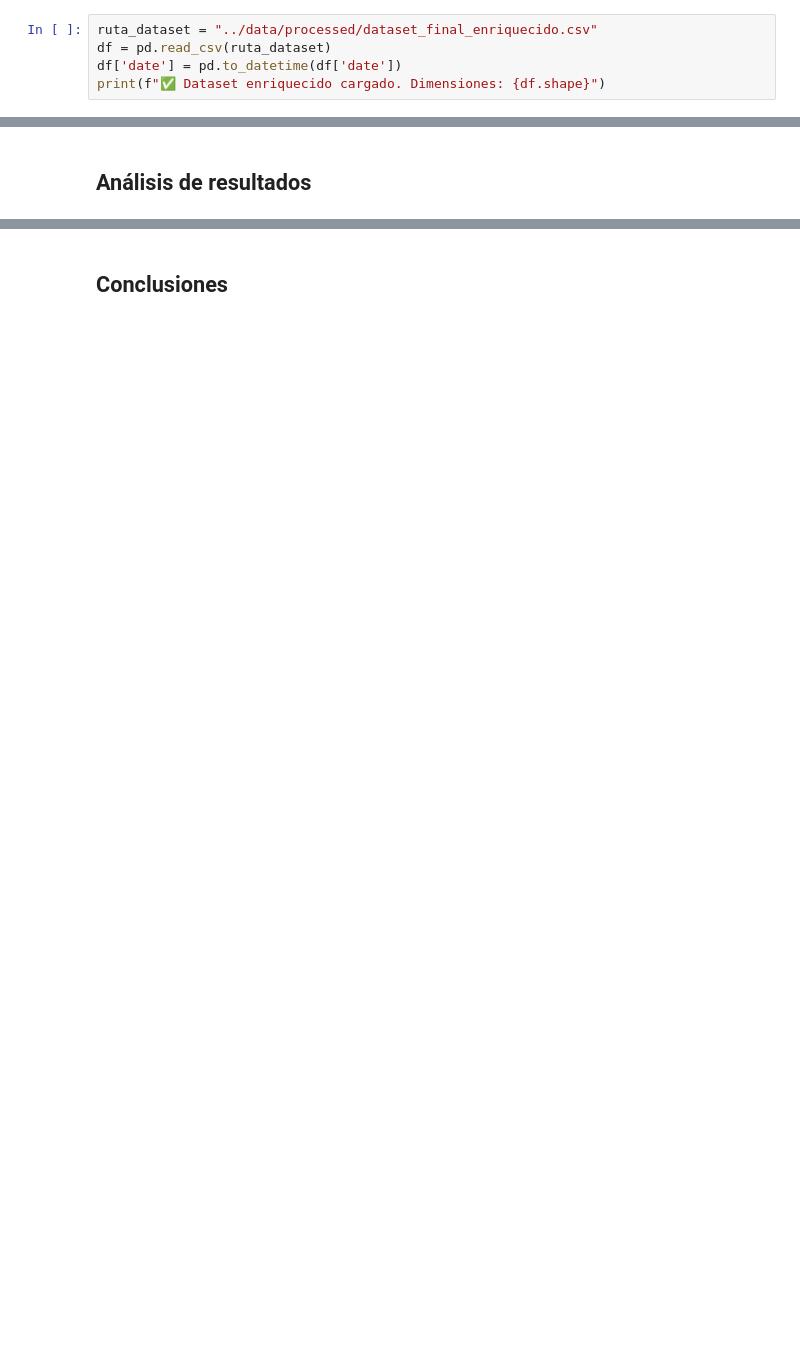
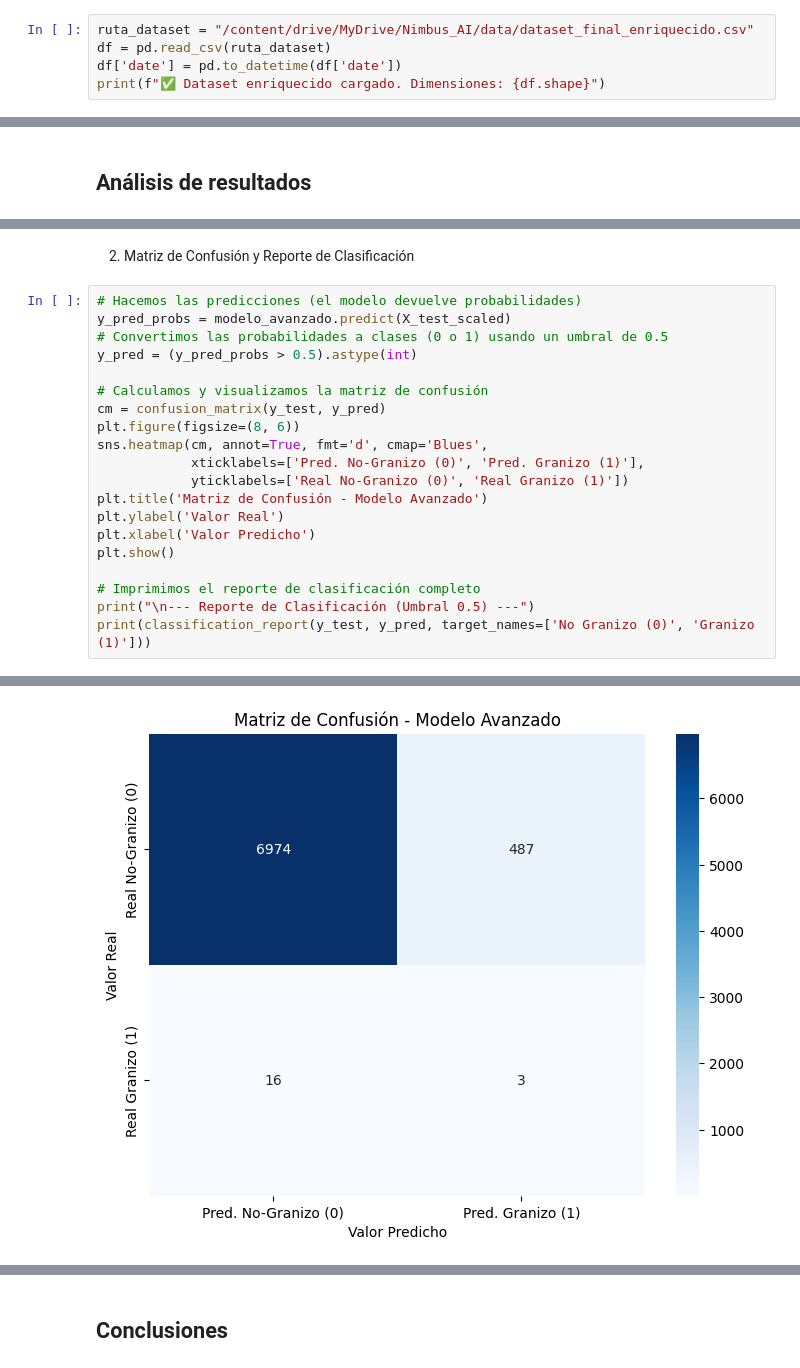
Before and after one commit to Nahuelito22/Nimbus-AI, a Jupyter notebook: notebooks/06_modelo_avanzado.ipynb, the cells around one changed output, grey strips where cells are left out. Cells and saved outputs as stored; diff of their text form; blank space fills up the shorter version.

Commit message:
Se termino la fase de entrenamiento y validacion de resultados, ademas se creo una mejora sustancial para un modelo V2.1

```diff
--- a/notebooks/06_modelo_avanzado.ipynb
+++ b/notebooks/06_modelo_avanzado.ipynb
@@ -12,7 +19,7 @@ from sklearn.preprocessing import StandardScaler
 # %% [markdown]
 1) Carga
 # %%
-ruta_dataset = "../data/processed/dataset_final_enriquecido.csv"
+ruta_dataset = "/content/drive/MyDrive/Nimbus_AI/data/dataset_final_enriquecido.csv"
 df = pd.read_csv(ruta_dataset)
 df['date'] = pd.to_datetime(df['date'])
 print(f"✅ Dataset enriquecido cargado. Dimensiones: {df.shape}")
@@ -125,0 +238,23 @@ print("\n✅ Entrenamiento finalizado.")
+# %% [markdown]
+2) Matriz de Confusión y Reporte de Clasificación
+# %%
+# Hacemos las predicciones (el modelo devuelve probabilidades)
+y_pred_probs = modelo_avanzado.predict(X_test_scaled)
+# Convertimos las probabilidades a clases (0 o 1) usando un umbral de 0.5
+y_pred = (y_pred_probs > 0.5).astype(int)
+
+# Calculamos y visualizamos la matriz de confusión
+cm = confusion_matrix(y_test, y_pred)
+plt.figure(figsize=(8, 6))
+sns.heatmap(cm, annot=True, fmt='d', cmap='Blues',
+            xticklabels=['Pred. No-Granizo (0)', 'Pred. Granizo (1)'],
+            yticklabels=['Real No-Granizo (0)', 'Real Granizo (1)'])
+plt.title('Matriz de Confusión - Modelo Avanzado')
+plt.ylabel('Valor Real')
+plt.xlabel('Valor Predicho')
+plt.show()
+
+# Imprimimos el reporte de clasificación completo
+print("\n--- Reporte de Clasificación (Umbral 0.5) ---")
+print(classification_report(y_test, y_pred, target_names=['No Granizo (0)', 'Granizo (1)']))
+# %% [output]
@@ -125,0 +262 @@ print("\n✅ Entrenamiento finalizado.")
+[figure, added]
```
Also changed, not shown: parts of 55 cells of this notebook.
